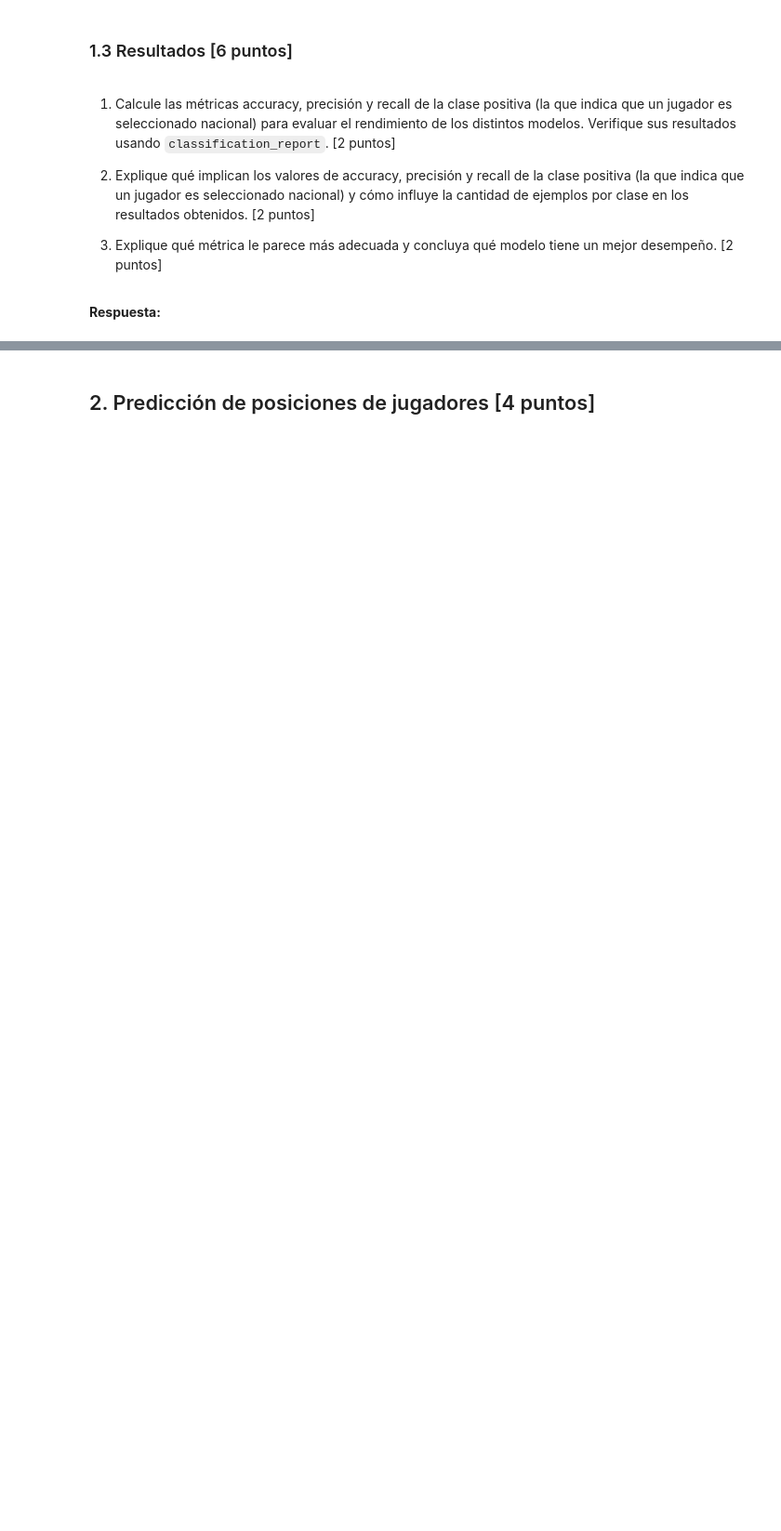
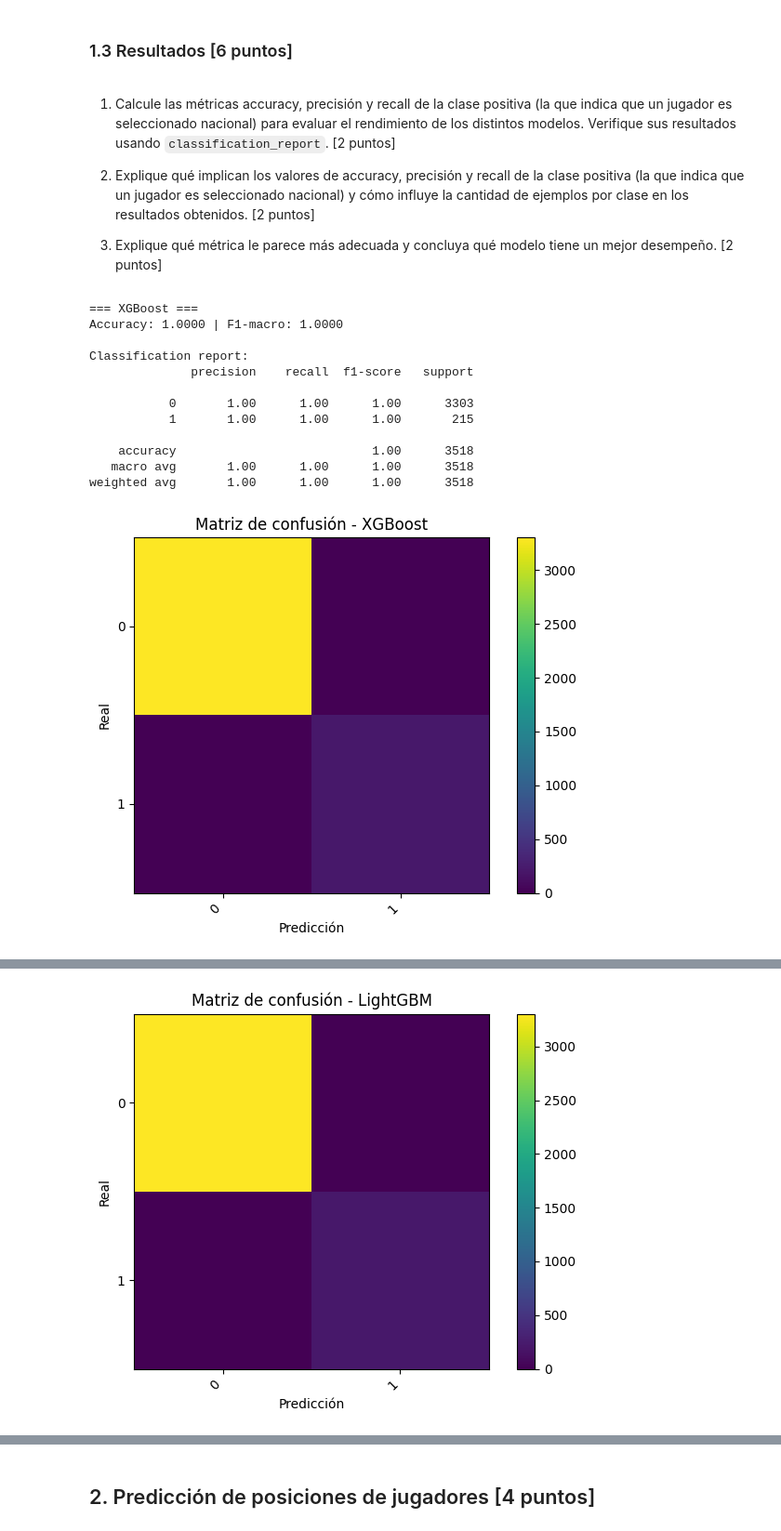
Before and after one commit to andresignacio-o/MDS7202, a Jupyter notebook: Lab5/Lab5_enunciado.ipynb, the cells around one changed output, grey strips where cells are left out. Shown at 93% size. Saved outputs shown, nothing was run; the diff lists cells and outputs as text; code cells hidden in the pictures; blank space fills up the shorter version.

```diff
--- a/Lab5/Lab5_enunciado.ipynb
+++ b/Lab5/Lab5_enunciado.ipynb
@@ -261,0 +392,18 @@ Ahora, vamos a entrenar los pipelines generados en los pasos anteriores. Para es
+# %%
+from sklearn.pipeline import Pipeline
+from xgboost import XGBClassifier
+from lightgbm import LGBMClassifier
+
+pipeline_xgboost = Pipeline(steps=[
+    ("prep", col_transformer),
+    ("clf", XGBClassifier(random_state=42))
+])
+
+pipeline_lightgbm = Pipeline(steps=[
+    ("prep", col_transformer),
+    ("clf", LGBMClassifier(random_state=42))
+])
+# %%
+# 4) Entrenamiento
+pipeline_xgboost.fit(X_train, y_train)
+pipeline_lightgbm.fit(X_train, y_train)
@@ -267,5 +450,60 @@ Ahora, vamos a entrenar los pipelines generados en los pasos anteriores. Para es
 2. Explique qué implican los valores de accuracy, precisión y recall de la clase positiva (la que indica que un jugador es seleccionado nacional) y cómo influye la cantidad de ejemplos por clase en los resultados obtenidos. [2 puntos]
 
 3. Explique qué métrica le parece más adecuada y concluya qué modelo tiene un mejor desempeño. [2 puntos]
-# %% [markdown]
-**Respuesta:**
+# %%
+import numpy as np
+from sklearn.metrics import accuracy_score, f1_score, classification_report, confusion_matrix
+import matplotlib.pyplot as plt
+
+# 5) Predicciones
+y_pred_xgb = pipeline_xgboost.predict(X_test)
+y_pred_lgb = pipeline_lightgbm.predict(X_test)
+
+# 6) Métricas
+def eval_model(y_true, y_pred, nombre):
+    acc = accuracy_score(y_true, y_pred)
+    f1m = f1_score(y_true, y_pred, average="macro")
+    print(f"\n=== {nombre} ===")
+    print(f"Accuracy: {acc:.4f} | F1-macro: {f1m:.4f}")
+    print("\nClassification report:")
+    print(classification_report(y_true, y_pred))
+
+    # Matriz de confusión
+    labels = np.unique(y_true)
+    cm = confusion_matrix(y_true, y_pred, labels=labels)
+    fig = plt.figure()
+    plt.imshow(cm, interpolation="nearest")
+    plt.title(f"Matriz de confusión - {nombre}")
+    plt.colorbar()
+    tick_marks = np.arange(len(labels))
+    plt.xticks(tick_marks, labels, rotation=45, ha="right")
+    plt.yticks(tick_marks, labels)
+    plt.xlabel("Predicción")
+    plt.ylabel("Real")
+    plt.tight_layout()
+    plt.show()
+
+    return acc, f1m
+
+acc_xgb, f1_xgb = eval_model(y_test, y_pred_xgb, "XGBoost")
+acc_lgb, f1_lgb = eval_model(y_test, y_pred_lgb, "LightGBM")
+
+print("\nResumen:")
+print(f"XGBoost  -> Acc: {acc_xgb:.4f} | F1-macro: {f1_xgb:.4f}")
+print(f"LightGBM -> Acc: {acc_lgb:.4f} | F1-macro: {f1_lgb:.4f}")
+best = "XGBoost" if f1_xgb >= f1_lgb else "LightGBM"
+print(f"Mejor por F1-macro: {best}")
+# %% [output]
+=== XGBoost ===
+Accuracy: 1.0000 | F1-macro: 1.0000
+
+Classification report:
+              precision    recall  f1-score   support
+
+           0       1.00      1.00      1.00      3303
+           1       1.00      1.00      1.00       215
+
+    accuracy                           1.00      3518
+   macro avg       1.00      1.00      1.00      3518
+weighted avg       1.00      1.00      1.00      3518
+[figure, added]
@@ -271,0 +522 @@ Ahora, vamos a entrenar los pipelines generados en los pasos anteriores. Para es
+[figure, added]
```
Also changed, not shown: parts of 43 cells of this notebook, 2 other files.
